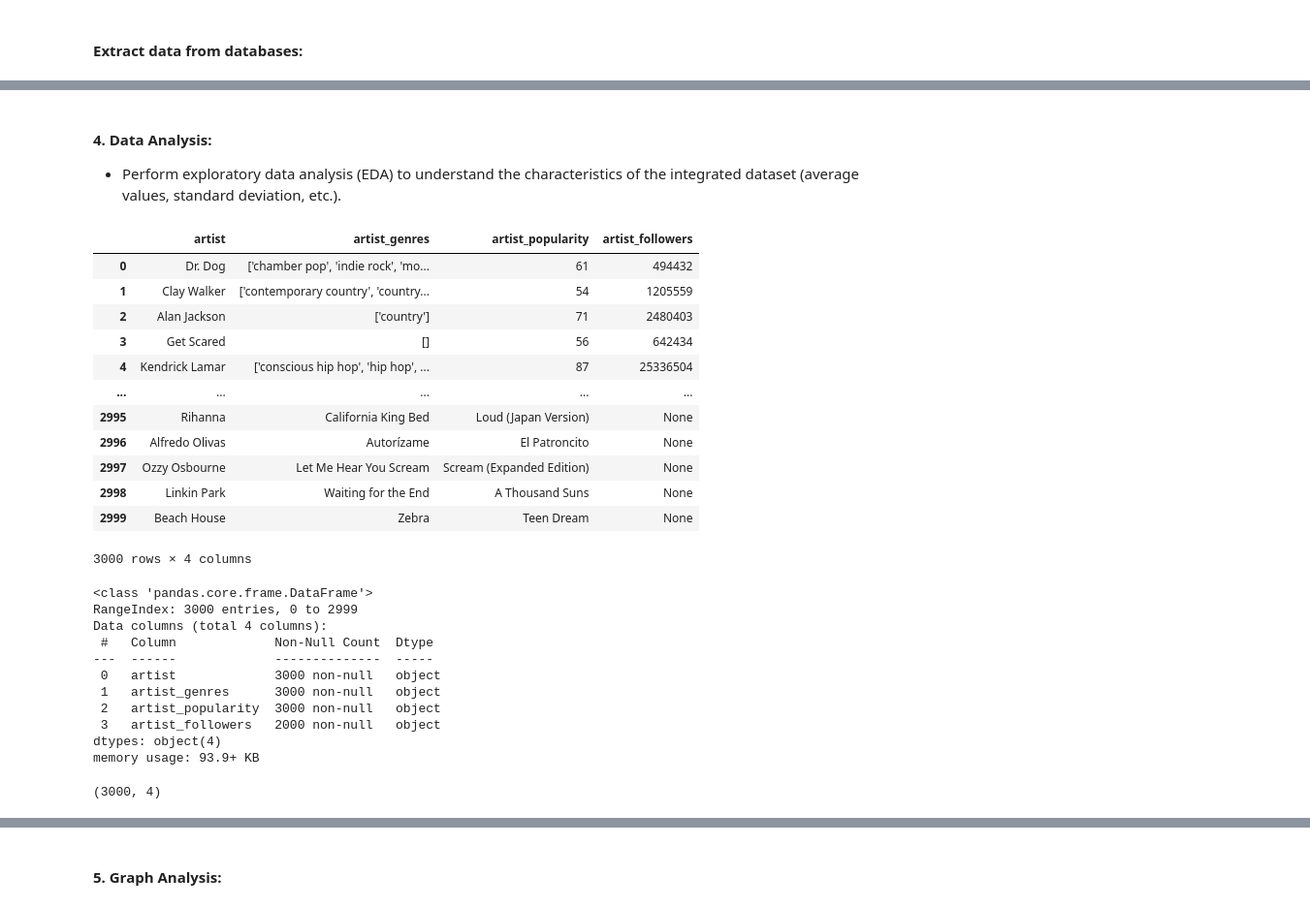
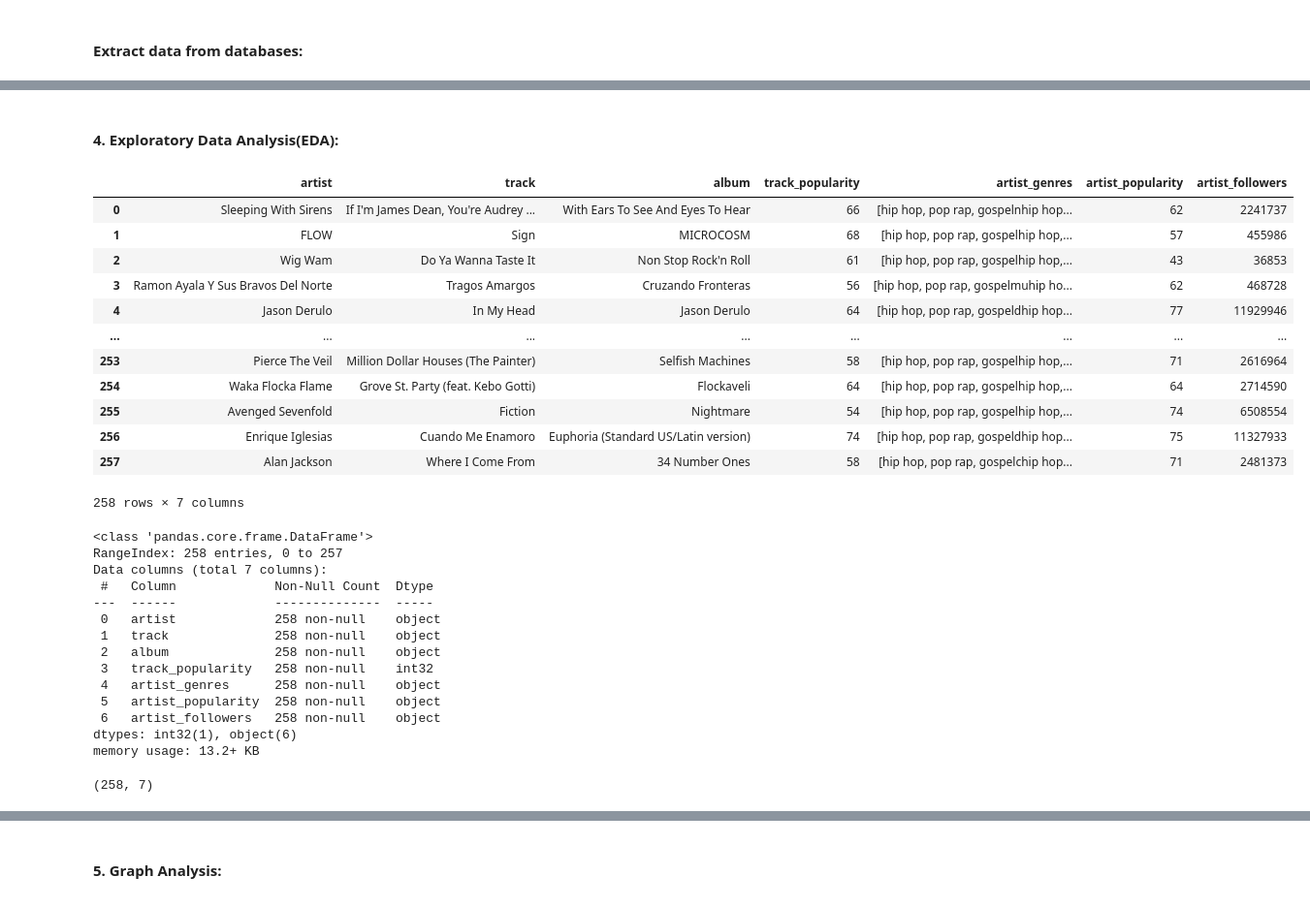
Before and after one commit to rozkrist/PythonIIPractical, a Jupyter notebook: FinalProject/DRAFT - Cross-Database Data Integration and Analysis Project -Spotify.ipynb, the cells around one changed output, grey strips where cells are left out. Shown at 97% size. Drawn from its saved outputs; the diff is of its cells as text; code cells hidden in the pictures.

```diff
--- a/FinalProject/DRAFT - Cross-Database Data Integration and Analysis Project -Spotify.ipynb
+++ b/FinalProject/DRAFT - Cross-Database Data Integration and Analysis Project -Spotify.ipynb
@@ -398,0 +308,2 @@ only showing top 20 rows
+# %%
+merged_df = mysql_spark.join(mongodb_spark,["_c0","artist"])
@@ -398,0 +365,5 @@ only showing top 20 rows
+# %%
+#check duplicate values in DataFrame:
+merged_df = merged_df.distinct()
+print("Distinct count: "+str(merged_df.count()))
+merged_df.show(truncate=True)
@@ -398,0 +388,4 @@ only showing top 20 rows
+# %%
+#after processing data in PySpark convert to Pandas DataFrame:
+df = merged_df.toPandas()
+df.head()
@@ -398,0 +399,3 @@ only showing top 20 rows
+# %%
+#drop unecessary column:
+df = df.drop(["_c0"], axis=1)
@@ -417,37 +420,40 @@ data = pandas_df.drop(["_c0"], axis=1)
 # %% [markdown]
-#### 4. Data Analysis:
-   - Perform exploratory data analysis (EDA) to understand the characteristics of the integrated dataset (average values, standard deviation, etc.).
+#### 4. Exploratory Data Analysis(EDA):
 # %%
-data
+#pandas dataframe created from pyspark df:
+df
 # %% [output]
-|  | artist | artist_genres | artist_popularity | artist_followers |
-| 0 | Dr. Dog | ['chamber pop', 'indie rock', 'mo... | 61 | 494432 |
-| 1 | Clay Walker | ['contemporary country', 'country... | 54 | 1205559 |
-| 2 | Alan Jackson | ['country'] | 71 | 2480403 |
-| 3 | Get Scared | [] | 56 | 642434 |
-| 4 | Kendrick Lamar | ['conscious hip hop', 'hip hop', ... | 87 | 25336504 |
-| ... | ... | ... | ... | ... |
-| 2995 | Rihanna | California King Bed | Loud (Japan Version) | None |
-| 2996 | Alfredo Olivas | Autorízame | El Patroncito | None |
-| 2997 | Ozzy Osbourne | Let Me Hear You Scream | Scream (Expanded Edition) | None |
-| 2998 | Linkin Park | Waiting for the End | A Thousand Suns | None |
-| 2999 | Beach House | Zebra | Teen Dream | None |
+|  | artist | track | album | track_popularity | artist_genres | artist_popularity | artist_followers |
+| 0 | Sleeping With Sirens | If I'm James Dean, You're Audrey ... | With Ears To See And Eyes To Hear | 66 | [hip hop, pop rap, gospelnhip hop... | 62 | 2241737 |
+| 1 | FLOW | Sign | MICROCOSM | 68 | [hip hop, pop rap, gospelhip hop,... | 57 | 455986 |
+| 2 | Wig Wam | Do Ya Wanna Taste It | Non Stop Rock'n Roll | 61 | [hip hop, pop rap, gospelhip hop,... | 43 | 36853 |
+| 3 | Ramon Ayala Y Sus Bravos Del Norte | Tragos Amargos | Cruzando Fronteras | 56 | [hip hop, pop rap, gospelmuhip ho... | 62 | 468728 |
+| 4 | Jason Derulo | In My Head | Jason Derulo | 64 | [hip hop, pop rap, gospeldhip hop... | 77 | 11929946 |
+| ... | ... | ... | ... | ... | ... | ... | ... |
+| 253 | Pierce The Veil | Million Dollar Houses (The Painter) | Selfish Machines | 58 | [hip hop, pop rap, gospelhip hop,... | 71 | 2616964 |
+| 254 | Waka Flocka Flame | Grove St. Party (feat. Kebo Gotti) | Flockaveli | 64 | [hip hop, pop rap, gospelhip hop,... | 64 | 2714590 |
+| 255 | Avenged Sevenfold | Fiction | Nightmare | 54 | [hip hop, pop rap, gospelhip hop,... | 74 | 6508554 |
+| 256 | Enrique Iglesias | Cuando Me Enamoro | Euphoria (Standard US/Latin version) | 74 | [hip hop, pop rap, gospeldhip hop... | 75 | 11327933 |
+| 257 | Alan Jackson | Where I Come From | 34 Number Ones | 58 | [hip hop, pop rap, gospelchip hop... | 71 | 2481373 |
-3000 rows × 4 columns
+258 rows × 7 columns
 # %%
-#show data basic info:
-data.info()
+#show basic data info:
+df.info()
 #data shape:
-data.shape
+df.shape
 # %% [output]
 <class 'pandas.core.frame.DataFrame'>
-RangeIndex: 3000 entries, 0 to 2999
-Data columns (total 4 columns):
+RangeIndex: 258 entries, 0 to 257
+Data columns (total 7 columns):
  #   Column             Non-Null Count  Dtype
 ---  ------             --------------  -----
- 0   artist             3000 non-null   object
- 1   artist_genres      3000 non-null   object
- 2   artist_popularity  3000 non-null   object
- 3   artist_followers   2000 non-null   object
-dtypes: object(4)
-memory usage: 93.9+ KB
+ 0   artist             258 non-null    object
+ 1   track              258 non-null    object
+ 2   album              258 non-null    object
+ 3   track_popularity   258 non-null    int32
+ 4   artist_genres      258 non-null    object
+ 5   artist_popularity  258 non-null    object
+ 6   artist_followers   258 non-null    object
+dtypes: int32(1), object(6)
+memory usage: 13.2+ KB
-(3000, 4)
+(258, 7)
```
Also changed, not shown: parts of 64 cells of this notebook, 6 other files.
